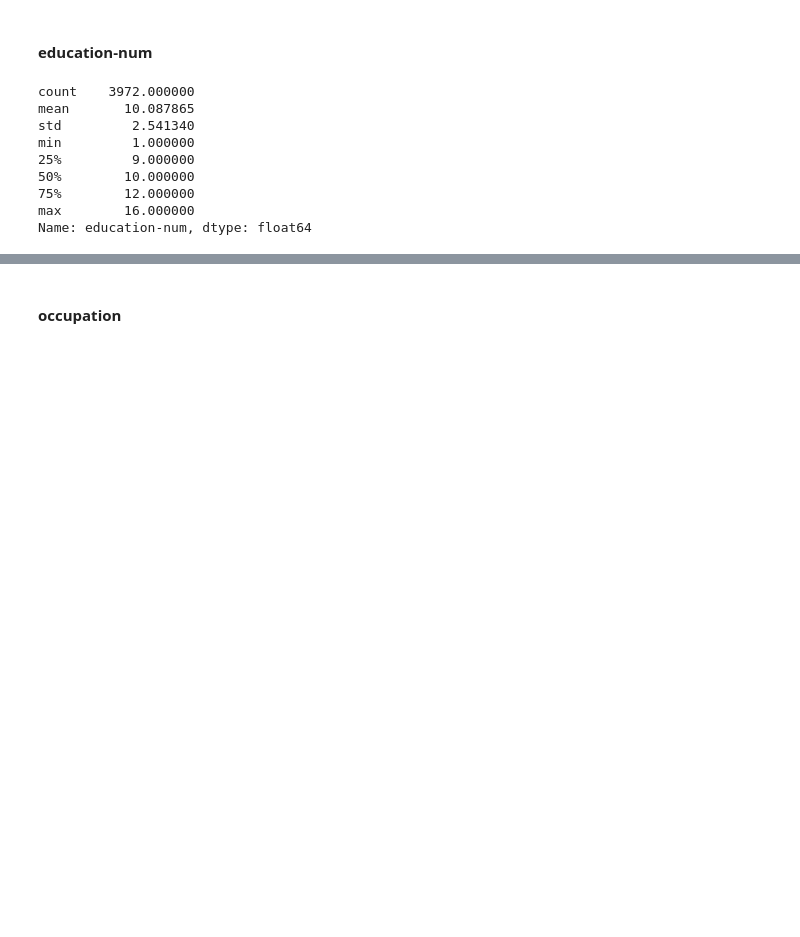
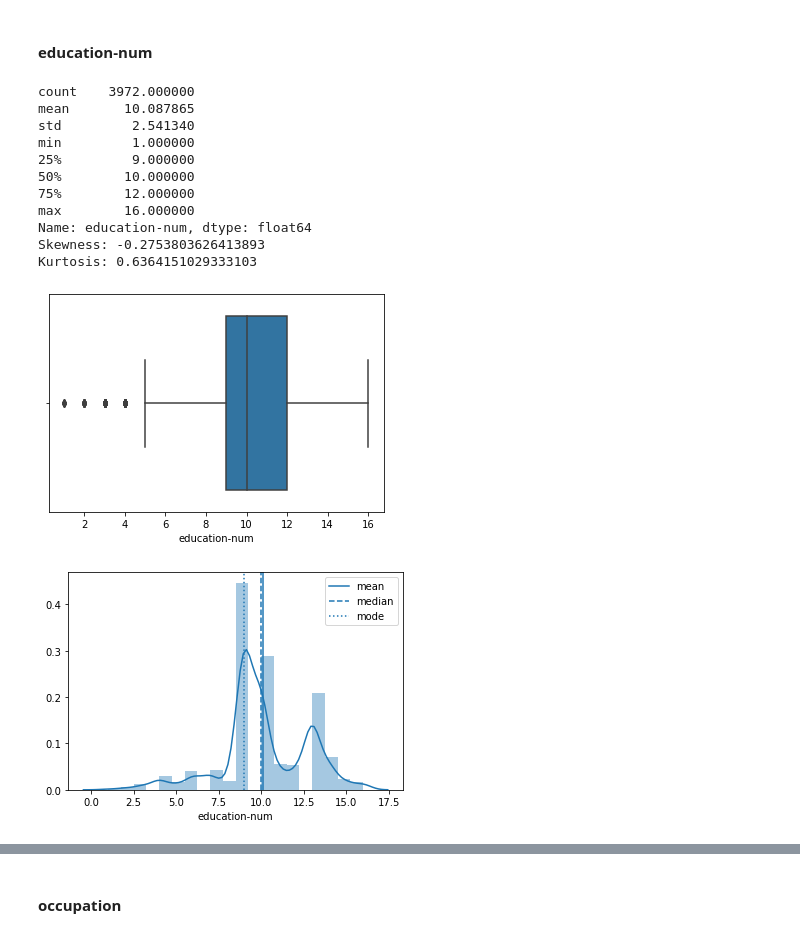
Before and after one commit to MakoHnat/IAU, a Jupyter notebook: Analyza_Marcel.ipynb, the cells around one changed output, grey strips where cells are left out. Saved outputs shown, nothing was run; the diff lists cells and outputs as text; code cells hidden in the pictures; blank space fills up the shorter version.

Commit message:
Refactoring mojho univariate analyzy

```diff
--- a/Analyza_Marcel.ipynb
+++ b/Analyza_Marcel.ipynb
@@ -124,0 +132,27 @@ len(data[data["class"] == 1]) / len(data)
+# %%
+def univariate_num(data, num_attr, figsize=None):
+    print(data[num_attr].describe())
+
+    print("Skewness:", stats.skew(data[num_attr], nan_policy="omit").data)
+    print("Kurtosis:", stats.kurtosis(data[num_attr], nan_policy="omit"))
+
+    mean = data[num_attr].mean()
+    median = data[num_attr].median()
+    mode = data[num_attr].mode()[0]
+
+    if figsize is not None:
+        plt.figure(figsize=figsize)
+
+    sns.boxplot(data=data, x=num_attr)
+    plt.show()
+
+    if figsize is not None:
+        plt.figure(figsize=figsize)
+
+    plt.axvline(mean, linestyle='-', label="mean")
+    plt.axvline(median, linestyle='--', label="median")
+    plt.axvline(mode, linestyle=':', label="mode")
+
+    sns.distplot(data[num_attr], bins=20)
+    plt.legend()
+    plt.show()
@@ -373,15 +406,19 @@ dtype: float64
 # %% [markdown]
 #### education-num
 # %%
-data["education-num"].describe()
+univariate_num(data, "education-num")
 # %% [output]
 count    3972.000000
 mean       10.087865
 std         2.541340
 min         1.000000
 25%         9.000000
 50%        10.000000
 75%        12.000000
 max        16.000000
 Name: education-num, dtype: float64
+Skewness: -0.2753803626413893
+Kurtosis: 0.6364151029333103
+[figure, added]
+[figure, added]
 # %%
```
Also changed, not shown: parts of 88 cells of this notebook, 1 other file.
